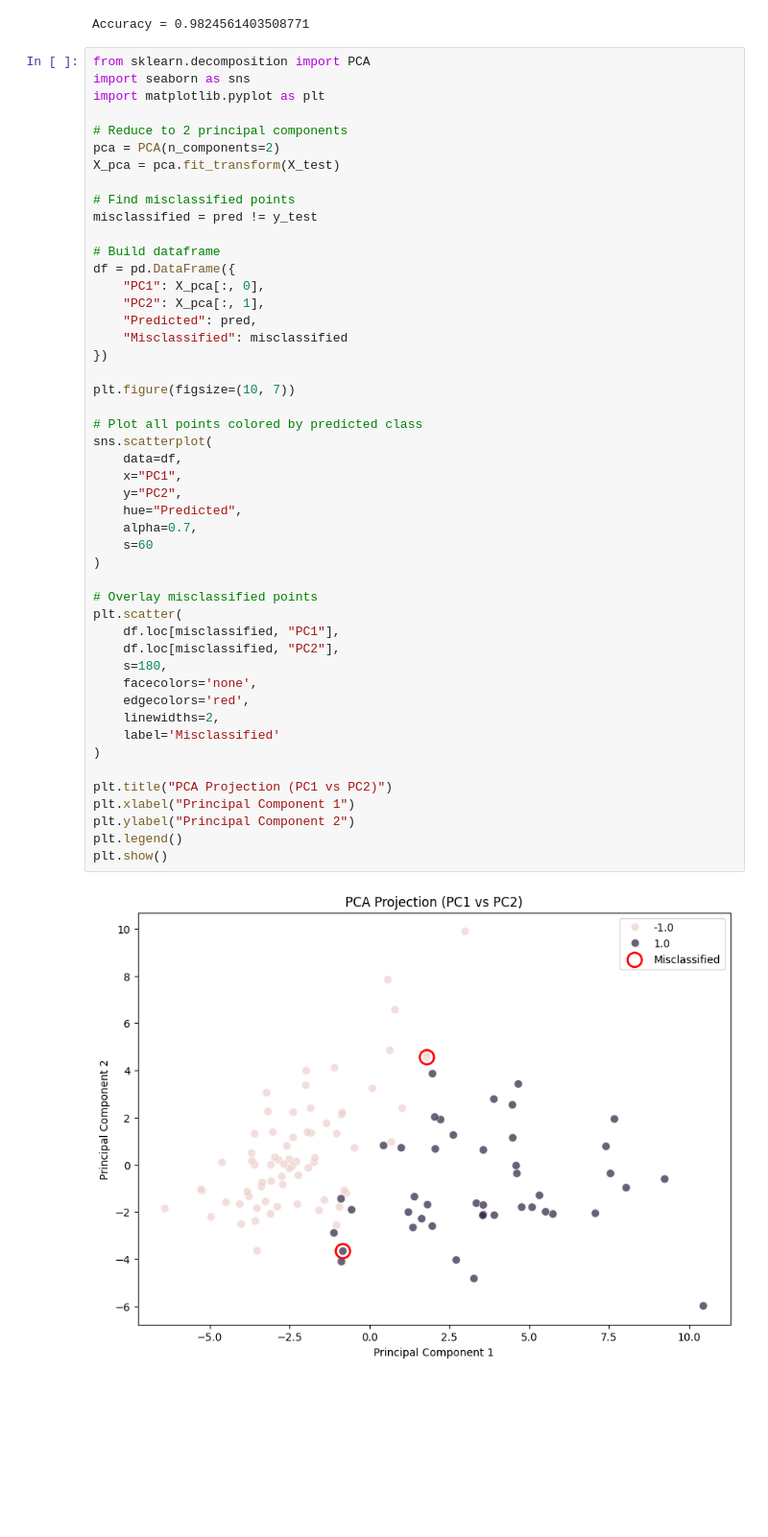
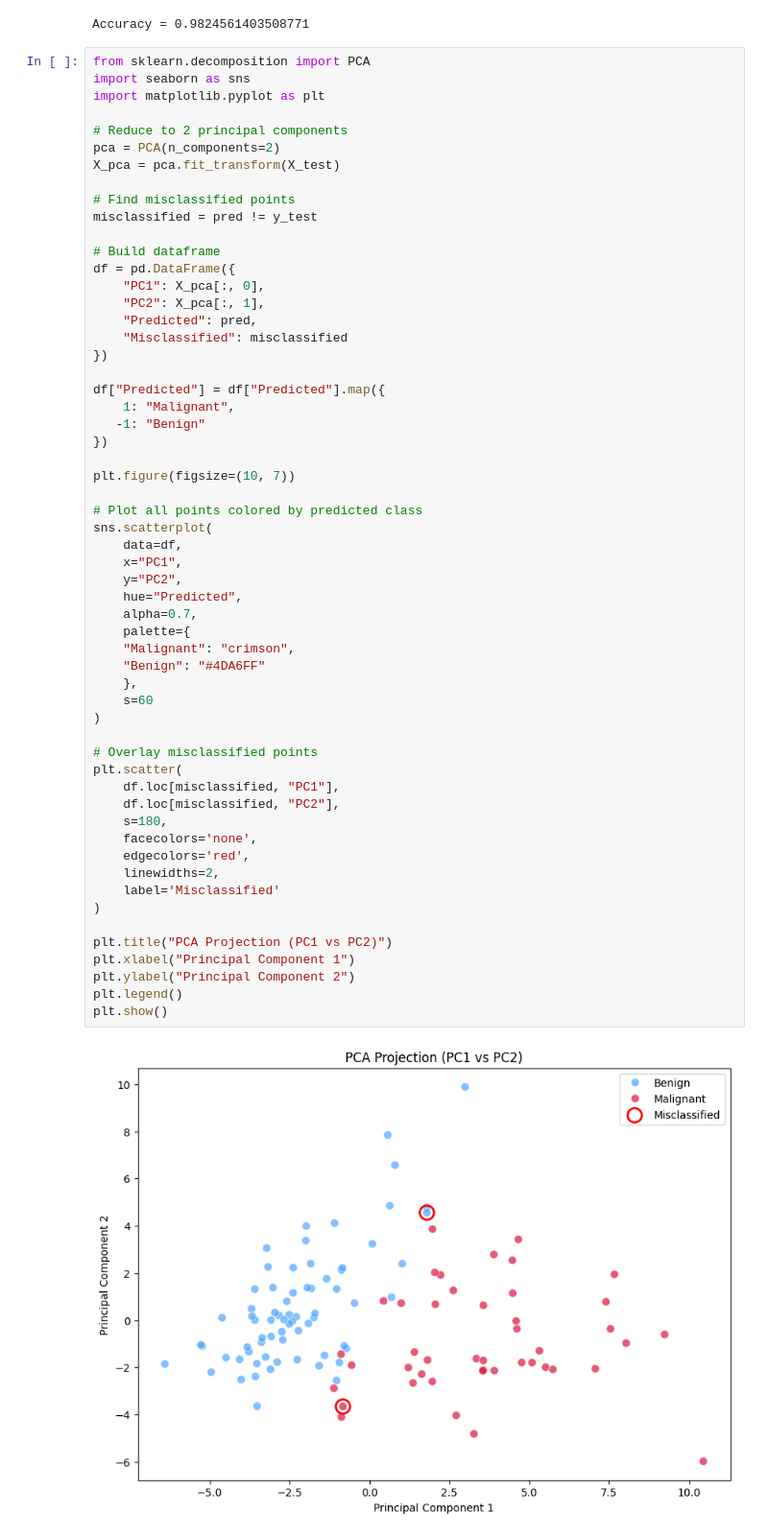
Before and after one commit to abhirooproytxt/basic-ML-models-implementations, a Jupyter notebook: logistic/logistic_regression.ipynb, the cells around one changed output. Shown at 96% size. Cells and saved outputs as stored; diff of their text form; blank space fills up the shorter version.

```diff
--- a/logistic/logistic_regression.ipynb
+++ b/logistic/logistic_regression.ipynb
@@ -181,33 +181,42 @@ df = pd.DataFrame({
     "Misclassified": misclassified
 })
 
+df["Predicted"] = df["Predicted"].map({
+    1: "Malignant",
+   -1: "Benign"
+})
+
 plt.figure(figsize=(10, 7))
 
 # Plot all points colored by predicted class
 sns.scatterplot(
     data=df,
     x="PC1",
     y="PC2",
     hue="Predicted",
     alpha=0.7,
+    palette={
+    "Malignant": "crimson",
+    "Benign": "#4DA6FF"
+    },
     s=60
 )
 
 # Overlay misclassified points
 plt.scatter(
     df.loc[misclassified, "PC1"],
     df.loc[misclassified, "PC2"],
     s=180,
     facecolors='none',
     edgecolors='red',
     linewidths=2,
     label='Misclassified'
 )
 
 plt.title("PCA Projection (PC1 vs PC2)")
 plt.xlabel("Principal Component 1")
 plt.ylabel("Principal Component 2")
 plt.legend()
 plt.show()
 # %% [output]
-[figure, old version]
+[figure, new version]
```
